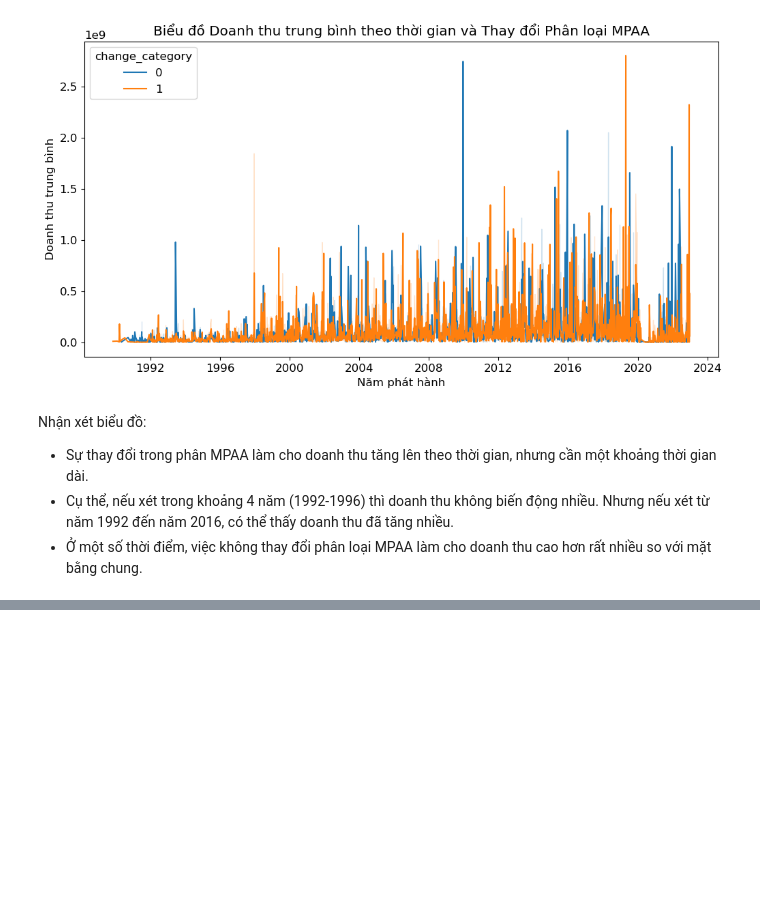
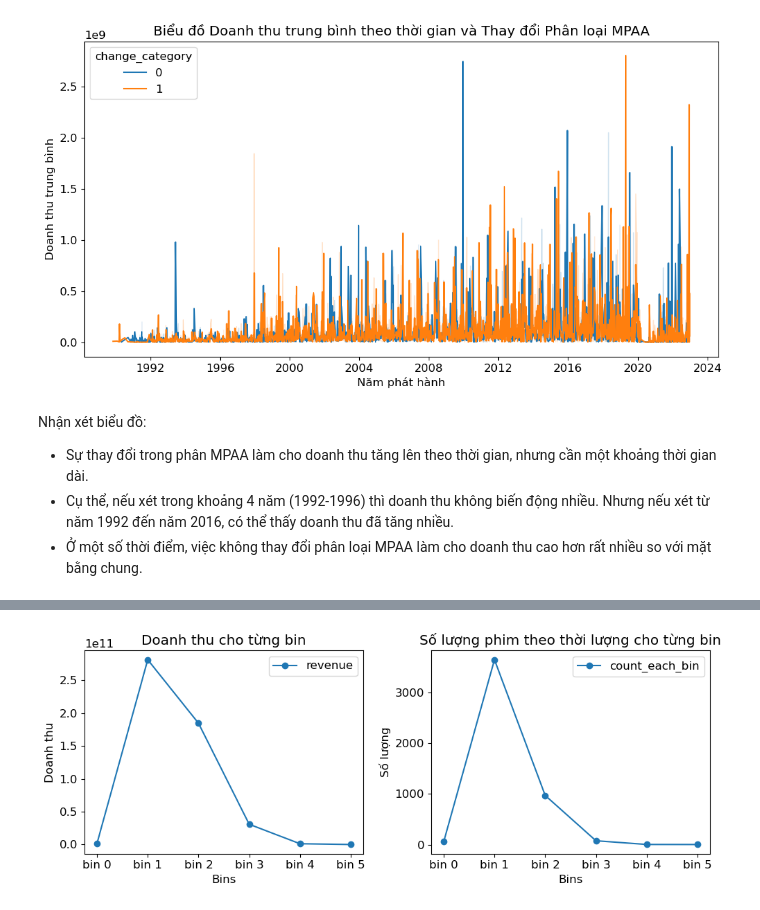
Before and after one commit to NguyenQuocHung47/Intro2DS-PJ1, a Jupyter notebook: EDA.ipynb, the cells around one changed output, grey strips where cells are left out. Drawn from its saved outputs; the diff is of its cells as text; code cells hidden in the pictures; blank space fills up the shorter version.

```diff
--- a/EDA.ipynb
+++ b/EDA.ipynb
@@ -419,0 +490,30 @@ Nhận xét biểu đồ:
+# %%
+# Lấy các khóa và giá trị từ từ điển
+keys = list(revenue.keys())
+values_dict1 = list(revenue.values())
+values_dict2 = list(count_each_bin.values())
+
+# Tạo subplot với 1 hàng và 2 cột
+fig, (ax1, ax2) = plt.subplots(1, 2, figsize=(10, 4))
+
+# Vẽ đường (line) trên subplot 1
+ax1.plot(keys, values_dict1, label='revenue', marker='o')
+ax1.set_xlabel('Bins')
+ax1.set_ylabel('Doanh thu')
+ax1.set_title('Doanh thu cho từng bin')
+ax1.legend()
+
+# Vẽ đường (line) trên subplot 2
+ax2.plot(keys, values_dict2, label='count_each_bin', marker='o')
+ax2.set_xlabel('Bins')
+ax2.set_ylabel('Số lượng')
+ax2.set_title('Số lượng phim theo thời lượng cho từng bin')
+ax2.legend()
+
+# Tinh chỉnh layout
+plt.tight_layout()
+
+# Hiển thị biểu đồ
+plt.show()
+# %% [output]
+[figure, added]
```
Also changed, not shown: parts of 7 cells of this notebook.
